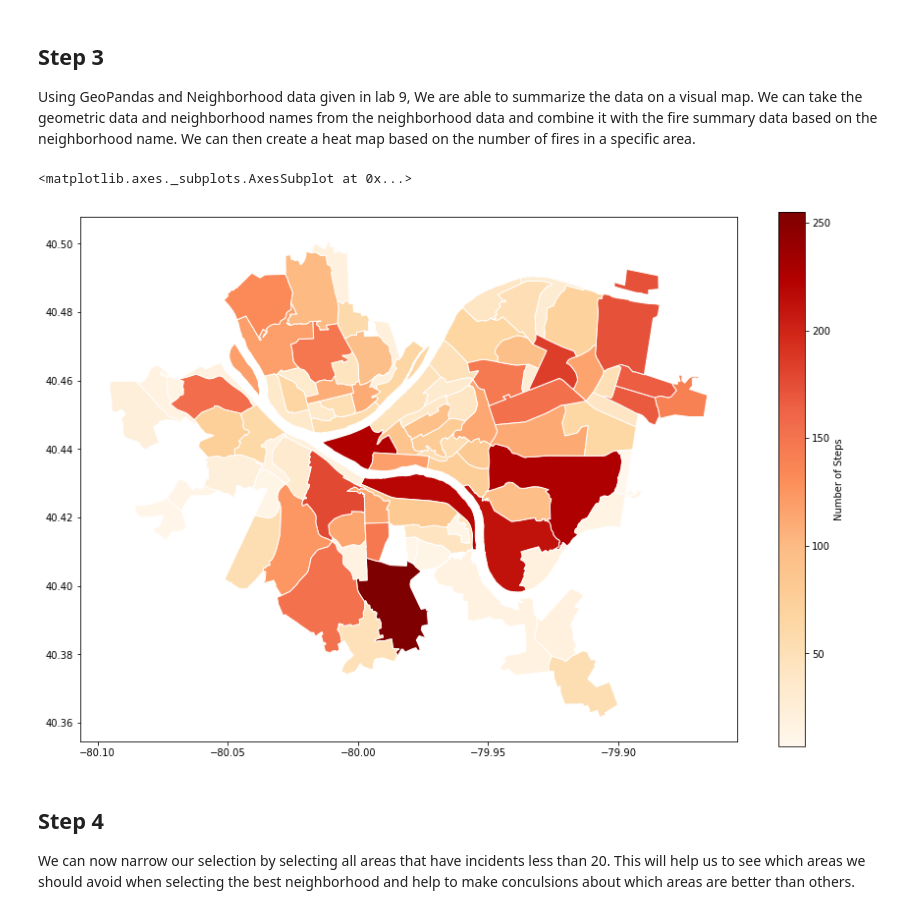
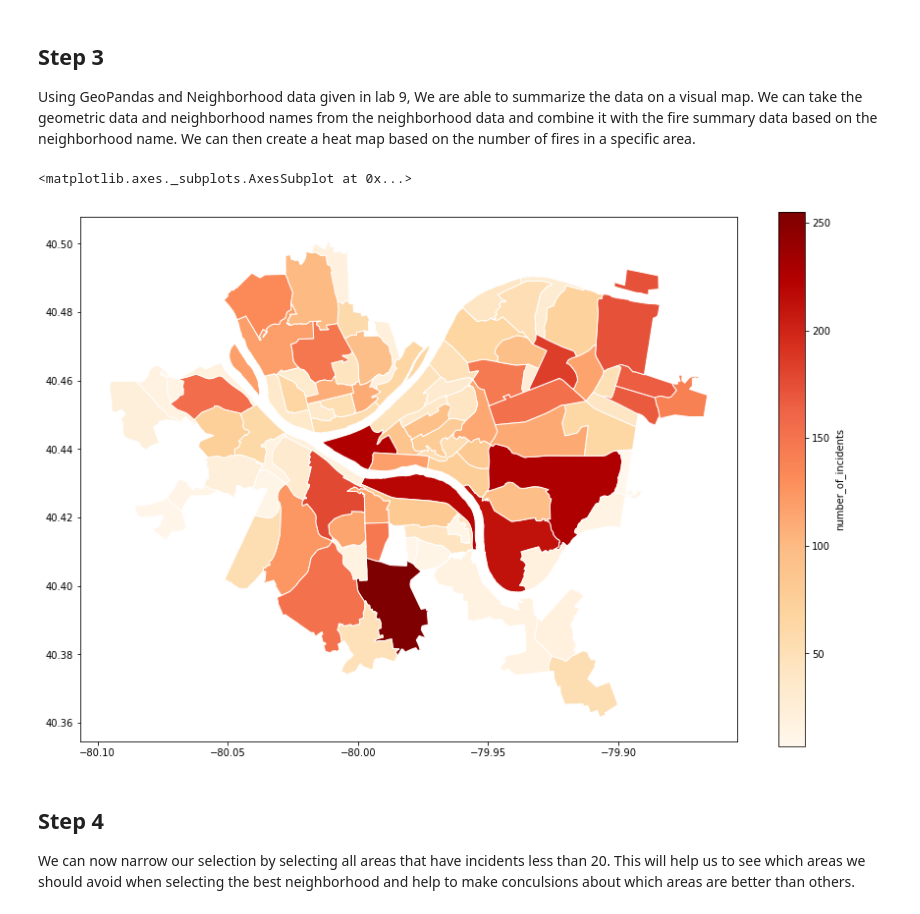
Before and after one commit to JaysonPatel/Final-Project-CS0010, a Jupyter notebook: pittsburgh_fire_data/Pittsburgh_Fire_Analysis.ipynb, the cells around one changed output. Cells and saved outputs as stored; diff of their text form; code cells hidden in the pictures.

```diff
--- a/pittsburgh_fire_data/Pittsburgh_Fire_Analysis.ipynb
+++ b/pittsburgh_fire_data/Pittsburgh_Fire_Analysis.ipynb
@@ -52,24 +52,24 @@ Using GeoPandas and Neighborhood data given in lab 9, We are able to summarize t
 # %%
 import pandas as pd
 import geopandas
 %matplotlib inline
 
 neighborhoods = geopandas.read_file("Neighborhoods/Neighborhoods_.shp") # read in the shapefile
 fire_map = neighborhoods.merge(fireDataSummary, how='left', left_on='hood', right_on='neighborhood') # merge with fire data
 # geoFireDataSummary = geopandas.GeoDataFrame(fireDataSummary, geometry=geometry)
 # geoFireDataSummary = geopandas.GeoDataFrame(fireDataSummary, geometry=geopandas.points_from_xy(fireDataSummary.longitude, fireDataSummary.latitude))
 fire_map
 # fire_map = geoFireDataSummary.sjoin(neighborhoods, how="inner", predicate='intersects')
 fire_map.plot(column='number_of_incidents', # set the data to be used for coloring
                cmap='OrRd',              # choose a color palette
                edgecolor="white",        # outline the districts in white
                legend=True,              # show the legend
-               legend_kwds={'label': "Number of Incidents"}, # label the legend
+               legend_kwds={'label': "number_of_incidents"}, # label the legend
                figsize=(15, 10),         # set the size
                )
 # %% [output]
 <matplotlib.axes._subplots.AxesSubplot at 0x...>
-[figure, old version]
+[figure, new version]
 # %% [markdown]
 ## Step 4
 We can now narrow our selection by selecting all areas that have incidents less than 20. This will help us to see which areas we should avoid when selecting the best neighborhood and help to make conculsions about which areas are better than others.
```
Also changed, not shown: parts of 1 cell of this notebook.
